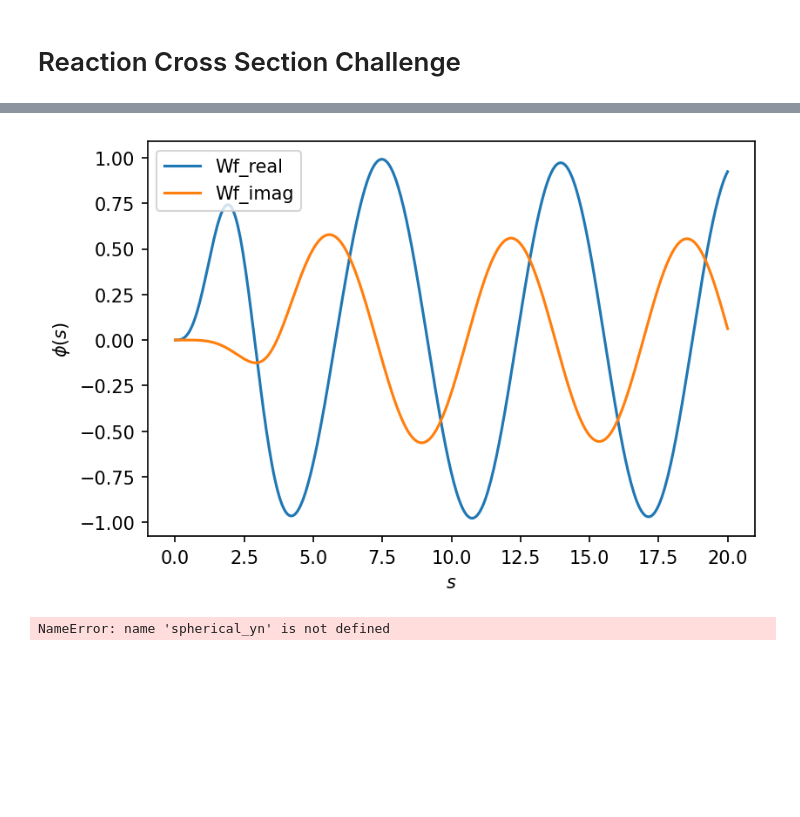
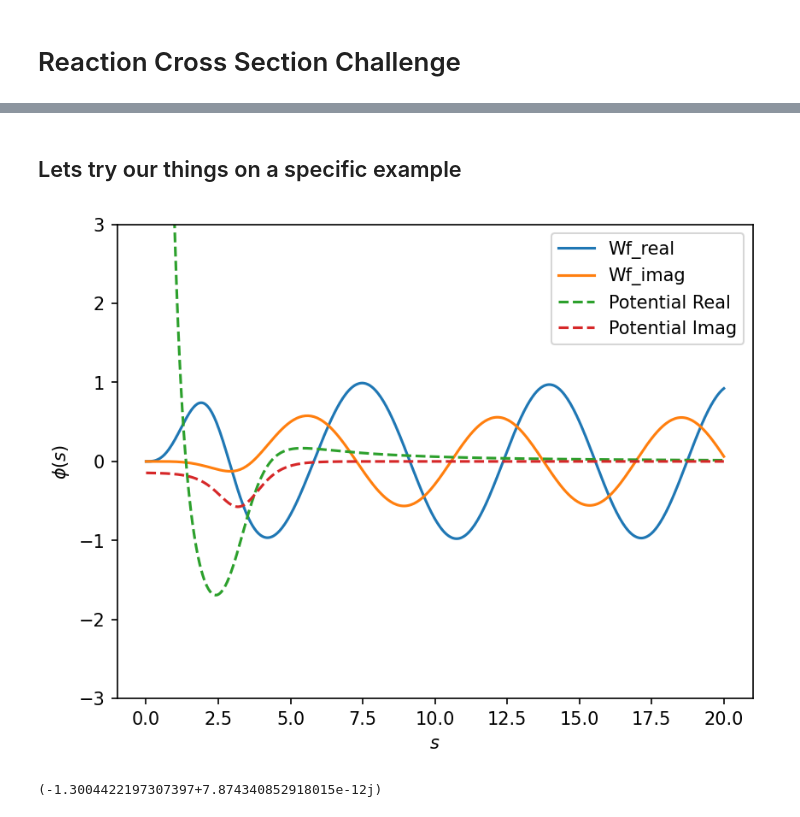
Before and after one commit to ascsn/theory-challenges, a Jupyter notebook: Optical-Potential Challenge/Reaction Cross Section Challenge.ipynb, the cells around one changed output, grey strips where cells are left out. Drawn from its saved outputs; the diff is of its cells as text; code cells hidden in the pictures; blank space fills up the shorter version.

```diff
--- a/Optical-Potential Challenge/Reaction Cross Section Challenge.ipynb
+++ b/Optical-Potential Challenge/Reaction Cross Section Challenge.ipynb
@@ -167,7 +188,9 @@ def optical_potential(r, params):
 
 potential_parameters=5
 # %%
-def interaction_tilde(s,params):
+#Defining the \tilde U for the re-scaled S. Equation
+def interaction_tilde(s,energy,params):
+    k = np.sqrt(2*MU*energy)/hbarc
     return 1.0/energy * optical_potential(s/k, params)
 # %%
 #Good guesses for the parameters:
@@ -195,7 +211,9 @@ matching_R=s_f
 mesh_points=400
 s_mesh=np.linspace(s_0,s_f,mesh_points)
 # %%
- def solve_se(
+#Numerical solver to get the solutions to the S. Equation. This function returns the wave function and its derivative over the mesh we defined: [\phi(s), \phi ' (s)]
+
+def solve_se(
         energy: float, # E_{c.m.} (MeV)
         args: np.array, # interaction parameters
         s_endpts= np.array([s_0,s_f]), # s where phi(s) is calculated
@@ -223,7 +241,7 @@ s_mesh=np.linspace(s_0,s_f,mesh_points)
 
         sol = solve_ivp(
             lambda s, phi: np.array([phi[1],
-                (interaction_tilde(s, args) + l*(l+1)/s**2 - 1.0) * phi[0]]),
+                (interaction_tilde(s,energy, args) + l*(l+1)/s**2 - 1.0) * phi[0]]),
             s_endpts, initial_conditions, rtol=10**(-10), atol=10**(-10),
             dense_output=True, **solve_ivp_kwargs
         )
@@ -248,21 +268,32 @@ def delta(
             (H_minus(s_0, l) - s_0*rl*H_minus_prime(s_0, l)) /
             (H_plus(s_0, l) - s_0*rl*H_plus_prime(s_0, l))
         ) / 2j
+# %% [markdown]
+## Lets try our things on a specific example
 # %%
-solution0=solve_se(energy=energy, args=params0,l=2)
+l0=2 #Hand picked value of the angular momemntum
+solution0=solve_se(energy=energy, args=params0,l=l0)
 # %%
 fig = plt.figure(dpi=150)
 fig.patch.set_facecolor('white')
 
 plt.plot(s_mesh, np.real(solution0[0]),label='Wf_real')
 plt.plot(s_mesh, np.imag(solution0[0]),label='Wf_imag')
 
+plt.plot(s_mesh,np.real(interaction_tilde(s_mesh, energy,params0)) + l0*(l0+1)/s_mesh**2,label='Potential Real',linestyle='dashed')
+
+plt.plot(s_mesh,np.imag(interaction_tilde(s_mesh, energy,params0)) ,label='Potential Imag',linestyle='dashed')
+
+plt.ylim(-3,3)
+
 plt.legend()
 plt.ylabel(r'$\phi(s)$')
 plt.xlabel(r'$s$');
 # %% [output]
-[figure, old version]
+[figure, new version]
 # %%
-delta(solution0[-1],2,matching_R)
+#Calling the function that computes the phase shift
+
+print(delta(solution0[-1],2,matching_R))
 # %% [output]
-NameError: name 'spherical_yn' is not defined
+(-1.3004422197307397+7.874340852918015e-12j)
```
Also changed, not shown: parts of 7 cells of this notebook.
